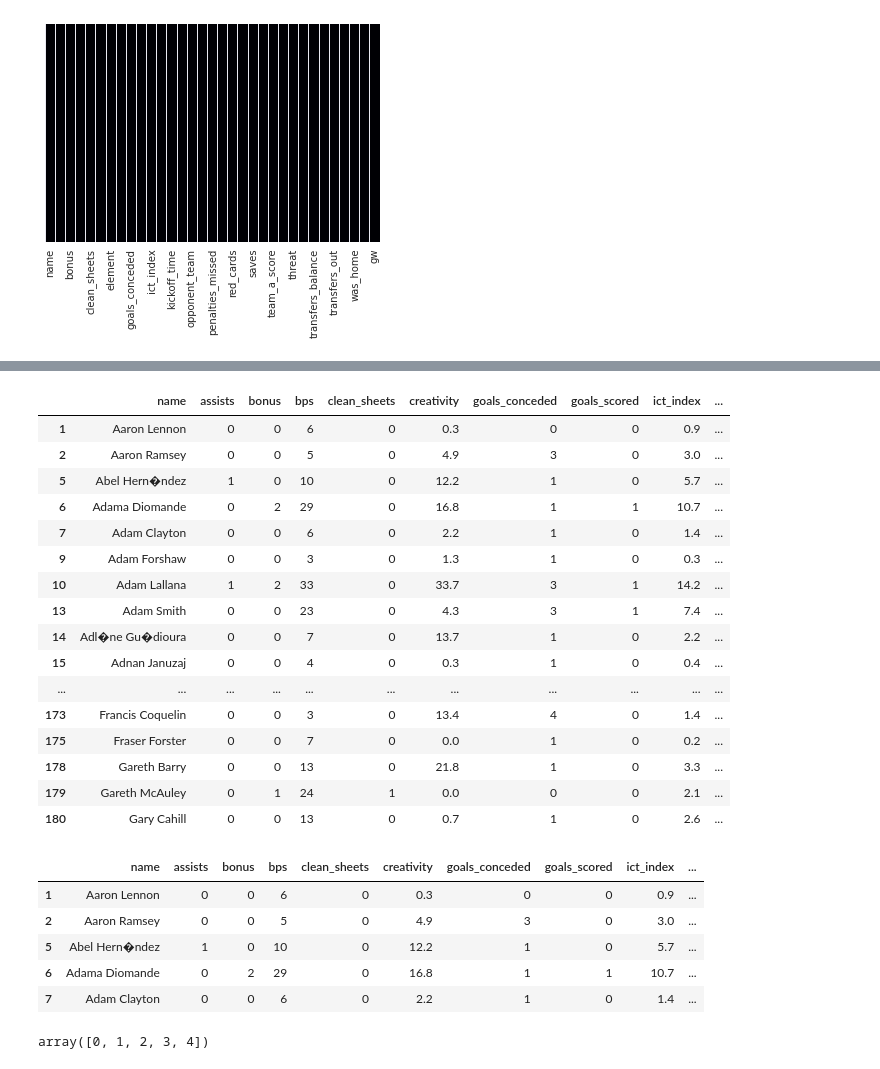
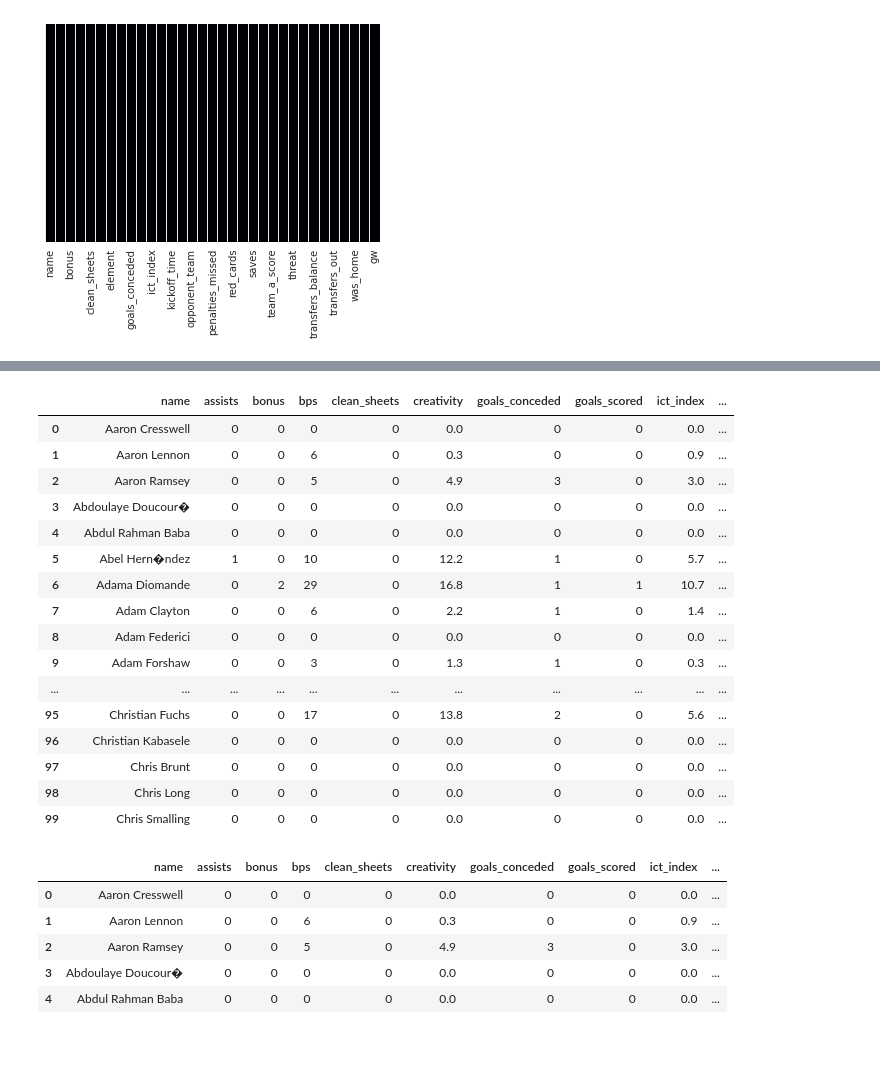
Before and after one commit to raghavbhutra/RedDevils, a Jupyter notebook: RD_Class.ipynb, the cells around one changed output, grey strips where cells are left out. Cells and saved outputs as stored; diff of their text form; code cells hidden in the pictures.

```diff
--- a/RD_Class.ipynb
+++ b/RD_Class.ipynb
@@ -49,7 +49,7 @@ gws=gws.astype({'name':'category','assists':int, 'bonus':int, 'bps':int, 'clean_
         # 'team_a_score':int, 'team_h_score':int,
         'threat':float,
        'total_points':int, 'transfers_balance':int, 'transfers_in':int, 'transfers_out':int,
-       'value':int, 'yellow_cards':int})
+       'value':int, 'yellow_cards':int,'gw':int})
 # %%
 # cheking for null values
 sns.set_style('dark')
@@ -61,7 +61,7 @@ sns.heatmap(gws.isnull(),yticklabels=False,cbar=False,cmap='inferno')
 #assigning id to each specific player
 gws = gws.assign(id=(gws['name']).astype('category').cat.codes)
 # %%
-gws= gws[gws['minutes'] > 0]
+# gws= gws[gws['minutes'] > 0]
 # %%
 # a function to decide the fixture difficulty ratio based on the position of the opponent team
 def fd(x):
@@ -128,18 +128,20 @@ gws.drop(['element','fixture','round','transfers_balance','transfers_in','transf
 # %%
 gws['value']=gws['value']*0.1
 # %%
-# a fucntion to put the points into the bins. This is where the business problem is convereted froma regression to a classification problem
+# a fucntion to put the points into the bins. This is where the business problem is convereted from a regression to a classification problem
 def points(x):
   if x<=1:
-    return 1
-  elif x>2 and x<=8:
-    return 2
-  # elif x>5 and x<=8:
-  #  return 3
-  # elif x>7 and x<=10:
-  #   return 4
+    return str('Bad')
+  elif x==2:
+    return str('Okay')
+  elif x>2 and x<7:
+    return str('Average')
+  elif x>=7 and x<10:
+    return ('Good')
+  # # elif x>7 and x<=10:
+  # #   return 4
   else:
-    return 3
+    return ('Exceptional')
 # %%
 gws['points']=gws['total_points'].apply(points)
 gws1=gws.copy()
@@ -145,0 +156,4 @@ gws1=gws.copy()
+# %%
+points=pd.get_dummies(gws1['points'])
+gws1=pd.concat([gws1,points,axis=1)
+gws1.head()
@@ -151,8 +166,8 @@ sns.countplot(gws1['points'])
 # %%
 #creating lags for different attributes
 
-gws1['Last_Week_Points'] = gws1.groupby(['id'])['points'].shift().astype(float)
-gws1['Last_2_Week_Points'] = gws1.groupby(['id'])['points'].shift(2).astype(float)
+gws1['Last_Week_Points'] = gws1.groupby(['id'])['total_points'].shift().astype(float)
+gws1['Last_2_Week_Points'] = gws1.groupby(['id'])['total_points'].shift(2).astype(float)
 #gws1['Last_3_Week_Points'] = gws1.groupby(['id'])['total_points'].shift(3).astype(float)
 #gws1['Last_4_Week_Points'] = gws1.groupby(['id'])['total_points'].shift(4).astype(float)
 
@@ -244,49 +259,49 @@ gws1['Last_2_Week_Penalties_Missed'] = gws1.groupby(['id'])['penalties_missed'].
 # gws1['Last_3_Week_Penalties_Saved'] = gws1.groupby(['id'])['penalties_saved'].shift(3).astype(float)
 
 
 gws1['Last_Week_Penalties_Saved'] = gws1.groupby(['id'])['penalties_saved'].shift().astype(float)
 gws1['Last_2_Week_Penalties_Saved'] = gws1.groupby(['id'])['penalties_saved'].shift(2).astype(float)
 
 
 gws1['Last_Week_Red_Cards'] = gws1.groupby(['id'])['red_cards'].shift().astype(float)
 gws1['Last_2_Week_Red_Cards'] = gws1.groupby(['id'])['red_cards'].shift(2).astype(float)
 # gws1['Last_3_Week_Red_Cards'] = gws1.groupby(['id'])['red_cards'].shift(3).astype(float)
 
 
 gws1['Last_Week_Saves'] = gws1.groupby(['id'])['saves'].shift()
 gws1['Last_2_Week_Saves'] = gws1.groupby(['id'])['saves'].shift(2)
 #gws1['Last_3_Week_Saves'] = gws1.groupby(['id'])['saves'].shift(3)
 
 
 gws1['Last_Week_Yellow_Cards'] = gws1.groupby(['id'])['yellow_cards'].shift()
 gws1['Last_2_Week_Yellow_Cards'] = gws1.groupby(['id'])['yellow_cards'].shift(2)
 # gws1['Last_3_Week_Yellow_Cards'] = gws1.groupby(['id'])['yellow_cards'].shift(3)
 
 
 # gws1['Last_Week_Home'] = gws1.groupby(['id'])['home'].shift()
 # gws1['Last_2_Week_Home'] = gws1.groupby(['id'])['home'].shift(2)
 # gws1['Last_3_Week_Home'] = gws1.groupby(['id'])['home'].shift(3)
 
 
 gws1.head(100)
 # %% [output]
 |  | name | assists | bonus | bps | clean_sheets | creativity | goals_conceded | goals_scored | ict_index | ... |
+| 0 | Aaron Cresswell | 0 | 0 | 0 | 0 | 0.0 | 0 | 0 | 0.0 | ... |
 | 1 | Aaron Lennon | 0 | 0 | 6 | 0 | 0.3 | 0 | 0 | 0.9 | ... |
 | 2 | Aaron Ramsey | 0 | 0 | 5 | 0 | 4.9 | 3 | 0 | 3.0 | ... |
+| 3 | Abdoulaye Doucour� | 0 | 0 | 0 | 0 | 0.0 | 0 | 0 | 0.0 | ... |
+| 4 | Abdul Rahman Baba | 0 | 0 | 0 | 0 | 0.0 | 0 | 0 | 0.0 | ... |
 | 5 | Abel Hern�ndez | 1 | 0 | 10 | 0 | 12.2 | 1 | 0 | 5.7 | ... |
 | 6 | Adama Diomande | 0 | 2 | 29 | 0 | 16.8 | 1 | 1 | 10.7 | ... |
 | 7 | Adam Clayton | 0 | 0 | 6 | 0 | 2.2 | 1 | 0 | 1.4 | ... |
+| 8 | Adam Federici | 0 | 0 | 0 | 0 | 0.0 | 0 | 0 | 0.0 | ... |
 | 9 | Adam Forshaw | 0 | 0 | 3 | 0 | 1.3 | 1 | 0 | 0.3 | ... |
-| 10 | Adam Lallana | 1 | 2 | 33 | 0 | 33.7 | 3 | 1 | 14.2 | ... |
-| 13 | Adam Smith | 0 | 0 | 23 | 0 | 4.3 | 3 | 1 | 7.4 | ... |
-| 14 | Adl�ne Gu�dioura | 0 | 0 | 7 | 0 | 13.7 | 1 | 0 | 2.2 | ... |
-| 15 | Adnan Januzaj | 0 | 0 | 4 | 0 | 0.3 | 1 | 0 | 0.4 | ... |
 | ... | ... | ... | ... | ... | ... | ... | ... | ... | ... | ... |
-| 173 | Francis Coquelin | 0 | 0 | 3 | 0 | 13.4 | 4 | 0 | 1.4 | ... |
-| 175 | Fraser Forster | 0 | 0 | 7 | 0 | 0.0 | 1 | 0 | 0.2 | ... |
-| 178 | Gareth Barry | 0 | 0 | 13 | 0 | 21.8 | 1 | 0 | 3.3 | ... |
-| 179 | Gareth McAuley | 0 | 1 | 24 | 1 | 0.0 | 0 | 0 | 2.1 | ... |
-| 180 | Gary Cahill | 0 | 0 | 13 | 0 | 0.7 | 1 | 0 | 2.6 | ... |
+| 95 | Christian Fuchs | 0 | 0 | 17 | 0 | 13.8 | 2 | 0 | 5.6 | ... |
+| 96 | Christian Kabasele | 0 | 0 | 0 | 0 | 0.0 | 0 | 0 | 0.0 | ... |
+| 97 | Chris Brunt | 0 | 0 | 0 | 0 | 0.0 | 0 | 0 | 0.0 | ... |
+| 98 | Chris Long | 0 | 0 | 0 | 0 | 0.0 | 0 | 0 | 0.0 | ... |
+| 99 | Chris Smalling | 0 | 0 | 0 | 0 | 0.0 | 0 | 0 | 0.0 | ... |
 # %%
 #creating binary attributes for was_home
 
@@ -295,11 +310,11 @@ gws1=pd.concat([gws1,home],axis=1)
 gws1.head()
 # %% [output]
 |  | name | assists | bonus | bps | clean_sheets | creativity | goals_conceded | goals_scored | ict_index | ... |
+| 0 | Aaron Cresswell | 0 | 0 | 0 | 0 | 0.0 | 0 | 0 | 0.0 | ... |
 | 1 | Aaron Lennon | 0 | 0 | 6 | 0 | 0.3 | 0 | 0 | 0.9 | ... |
 | 2 | Aaron Ramsey | 0 | 0 | 5 | 0 | 4.9 | 3 | 0 | 3.0 | ... |
-| 5 | Abel Hern�ndez | 1 | 0 | 10 | 0 | 12.2 | 1 | 0 | 5.7 | ... |
-| 6 | Adama Diomande | 0 | 2 | 29 | 0 | 16.8 | 1 | 1 | 10.7 | ... |
-| 7 | Adam Clayton | 0 | 0 | 6 | 0 | 2.2 | 1 | 0 | 1.4 | ... |
+| 3 | Abdoulaye Doucour� | 0 | 0 | 0 | 0 | 0.0 | 0 | 0 | 0.0 | ... |
+| 4 | Abdul Rahman Baba | 0 | 0 | 0 | 0 | 0.0 | 0 | 0 | 0.0 | ... |
 # %%
 #feature engineered a number of variables to better define the dependent variable
 
@@ -442,9 +457,7 @@ def f3(df):
 # %%
 gws1=gws1.groupby('id').apply(f3)
 # %%
-gws1.goals_scored.unique()
+# gws1.goals_scored.unique()
-# %% [output]
-array([0, 1, 2, 3, 4])
 # %%
 #dropping all the NAn, inf values created because of feature engineering
 gws1=gws1.replace([np.inf, -np.inf], np.nan)
```
Also changed, not shown: parts of 21 cells of this notebook.
